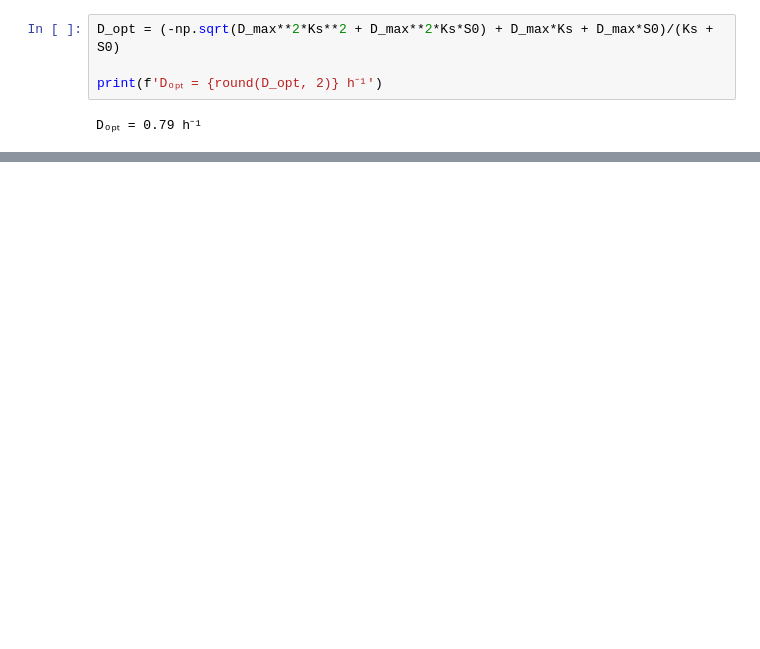
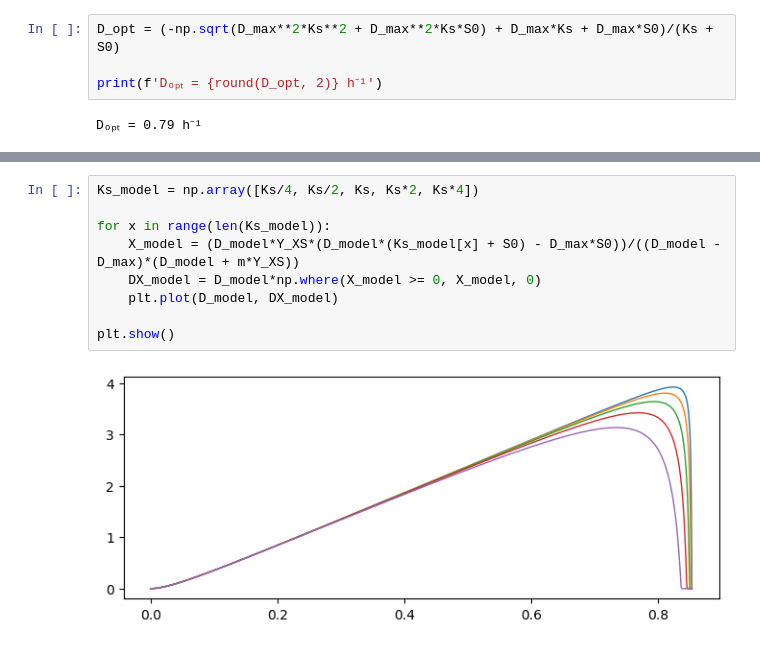
Before and after one commit to jonathanrsr/biochemical, a Jupyter notebook: Projects/2. Enzyme kinetics and microbial growth/Exercise 4.ipynb, the cells around one changed output, grey strips where cells are left out. Saved outputs shown, nothing was run; the diff lists cells and outputs as text; blank space fills up the shorter version.

```diff
--- a/Projects/2. Enzyme kinetics and microbial growth/Exercise 4.ipynb
+++ b/Projects/2. Enzyme kinetics and microbial growth/Exercise 4.ipynb
@@ -203,0 +247,11 @@ Dₒₚₜ = 0.79 h⁻¹
+# %%
+Ks_model = np.array([Ks/4, Ks/2, Ks, Ks*2, Ks*4])
+
+for x in range(len(Ks_model)):
+    X_model = (D_model*Y_XS*(D_model*(Ks_model[x] + S0) - D_max*S0))/((D_model - D_max)*(D_model + m*Y_XS))
+    DX_model = D_model*np.where(X_model >= 0, X_model, 0)
+    plt.plot(D_model, DX_model)
+
+plt.show()
+# %% [output]
+[figure, added]
```
Also changed, not shown: parts of 16 cells of this notebook.
